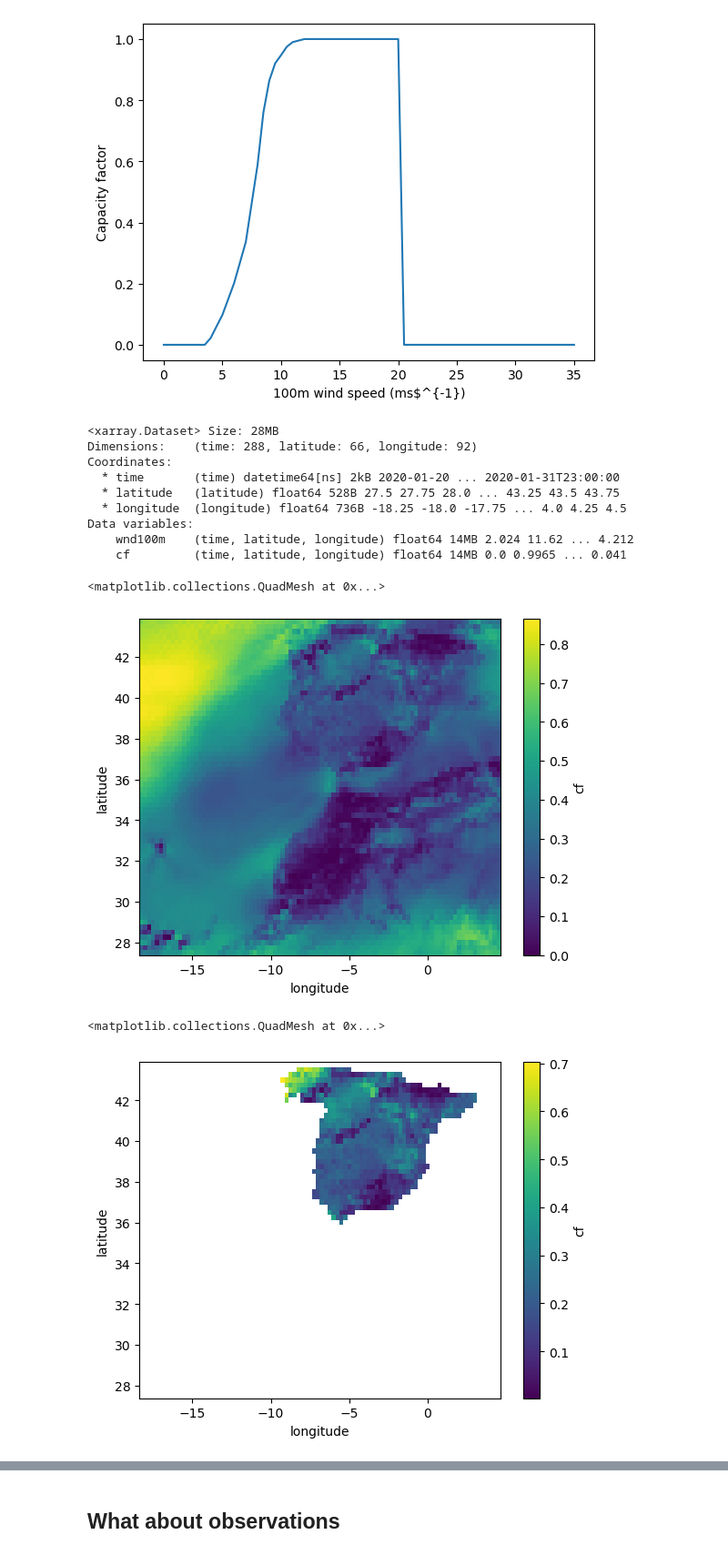
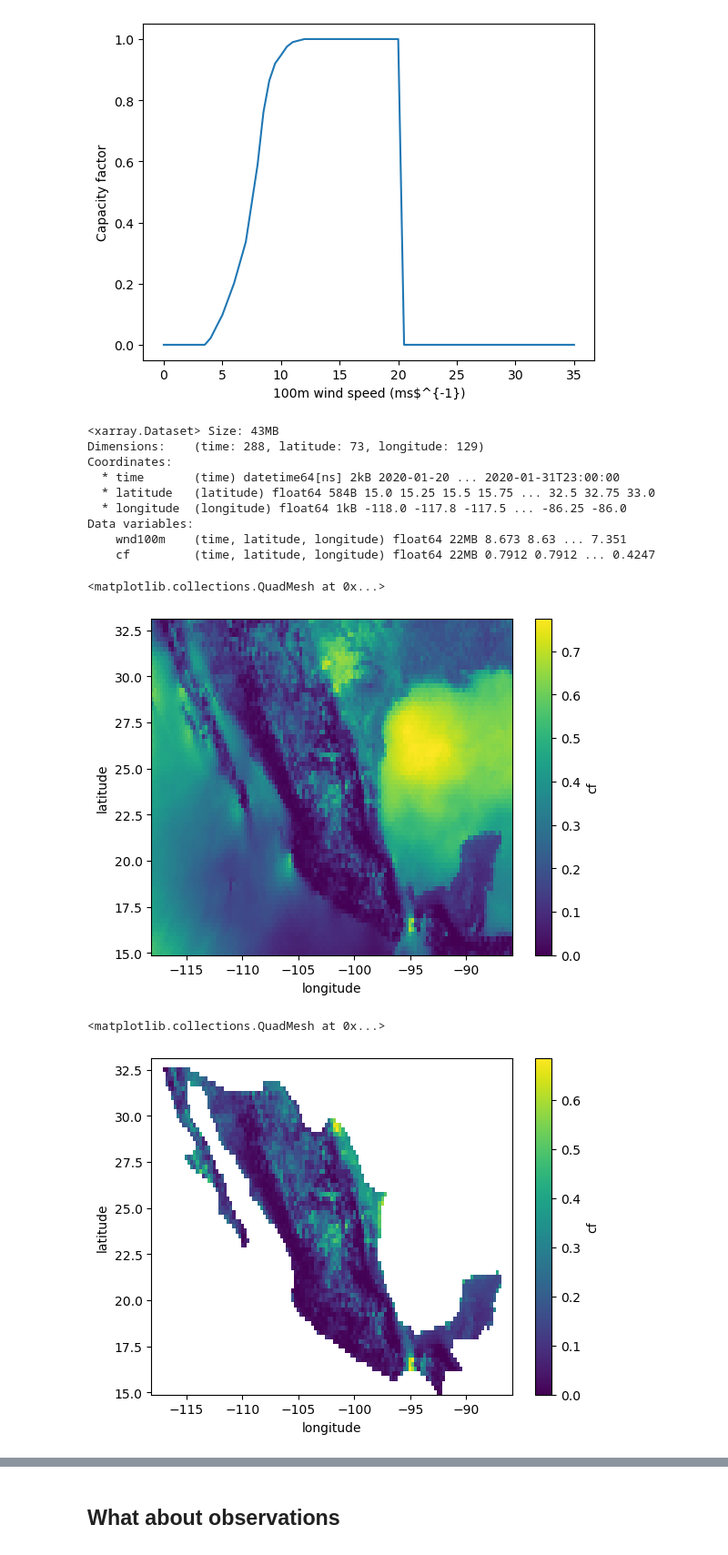
Before and after one commit to edgardotes/nextgems_WE, a Jupyter notebook: Wind_CFR.ipynb, the cells around one changed output, grey strips where cells are left out. Shown at 91% size. Drawn from its saved outputs; the diff is of its cells as text; code cells hidden in the pictures.

Commit message:
new region

```diff
--- a/Wind_CFR.ipynb
+++ b/Wind_CFR.ipynb
@@ -344,8 +415,10 @@ t0="2020-01-01"
 t1="2020-01-31"
 zoom = 9 #zoom 9 = 10km =6,214 = 512 # zoom 7 = 50 km = 128
 #Definition of your region of interest.
-latbox = [27.5, 43.75]
-lonbox = [-18.25, 4.5]
+#latbox = [27.5, 43.75]
+#lonbox = [-18.25, 4.5]
+latbox = [15, 33]
+lonbox = [-118, -86]
 #latbox = [20, 80]
 #lonbox = [-80, 30]
 
@@ -458,21 +531,21 @@ def convert_to_windpower(wind_speed_data,power_curve_data):
 d['cf'] = (['time', 'latitude', 'longitude'],  convert_to_windpower(d['wnd100m'].values, cv) )
 d
 # %% [output]
-<xarray.Dataset> Size: 28MB
-Dimensions:    (time: 288, latitude: 66, longitude: 92)
+<xarray.Dataset> Size: 43MB
+Dimensions:    (time: 288, latitude: 73, longitude: 129)
 Coordinates:
   * time       (time) datetime64[ns] 2kB 2020-01-20 ... 2020-01-31T23:00:00
-  * latitude   (latitude) float64 528B 27.5 27.75 28.0 ... 43.25 43.5 43.75
-  * longitude  (longitude) float64 736B -18.25 -18.0 -17.75 ... 4.0 4.25 4.5
+  * latitude   (latitude) float64 584B 15.0 15.25 15.5 15.75 ... 32.5 32.75 33.0
+  * longitude  (longitude) float64 1kB -118.0 -117.8 -117.5 ... -86.25 -86.0
 Data variables:
-    wnd100m    (time, latitude, longitude) float64 14MB 2.024 11.62 ... 4.212
-    cf         (time, latitude, longitude) float64 14MB 0.0 0.9965 ... 0.041
+    wnd100m    (time, latitude, longitude) float64 22MB 8.673 8.63 ... 7.351
+    cf         (time, latitude, longitude) float64 22MB 0.7912 0.7912 ... 0.4247
 # %%
 #d['cf'].isel(time=slice(0,48, 8)).plot(x="longitude", y="latitude", col="time", col_wrap=3, cmap=plt.cm.viridis)
 d['cf'].mean(axis=0).plot()
 # %% [output]
 <matplotlib.collections.QuadMesh at 0x...>
-[figure, old version]
+[figure, new version]
 # %%
 # create the cosine weight of latitudes
 weigths = np.cos(np.deg2rad(d.latitude))
@@ -481,11 +554,11 @@ countries_masked = regionmask.defined_regions.natural_earth_v5_0_0.countries_110
 # %%
 ## how to apply a mask (country mask, weighted mask)
 ### select variable to mask and plot mean
-tmp =d['cf'].where(countries_masked==regionmask.defined_regions.natural_earth_v5_0_0.countries_110.map_keys(['Spain']))
+tmp =d['cf'].where(countries_masked==regionmask.defined_regions.natural_earth_v5_0_0.countries_110.map_keys(['Mexico']))
 tmp.mean(axis=0).plot()
 # %% [output]
 <matplotlib.collections.QuadMesh at 0x...>
-[figure, old version]
+[figure, new version]
 # %%
 #import numpy as np
 #import cfgrib
```
Also changed, not shown: parts of 16 cells of this notebook.
